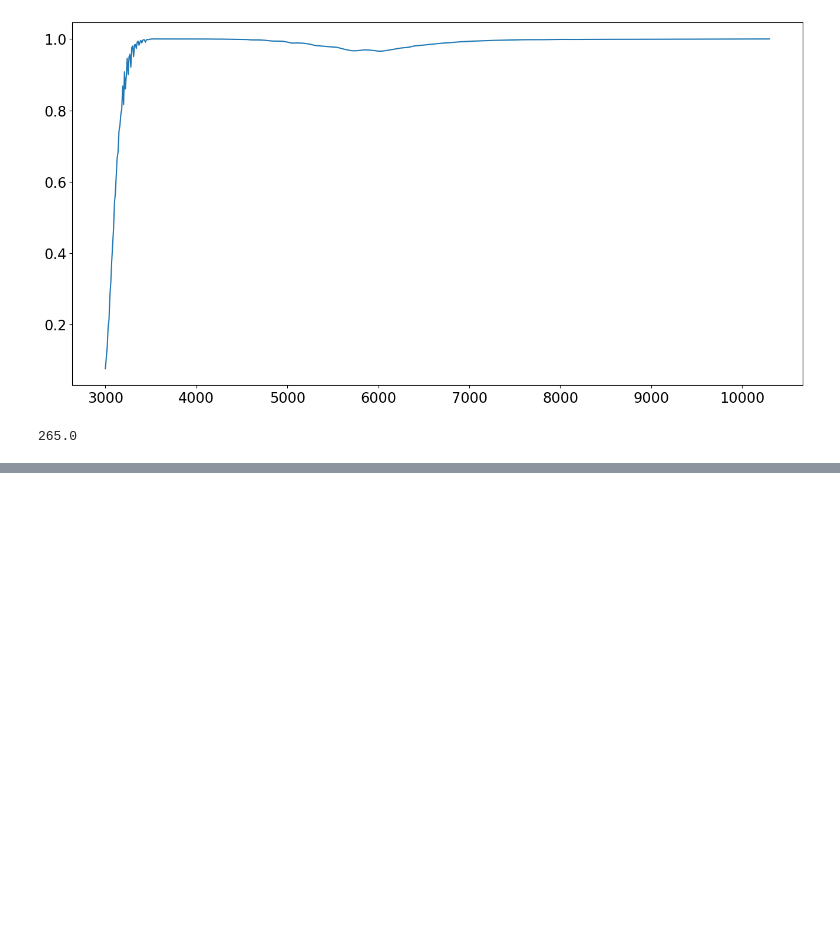
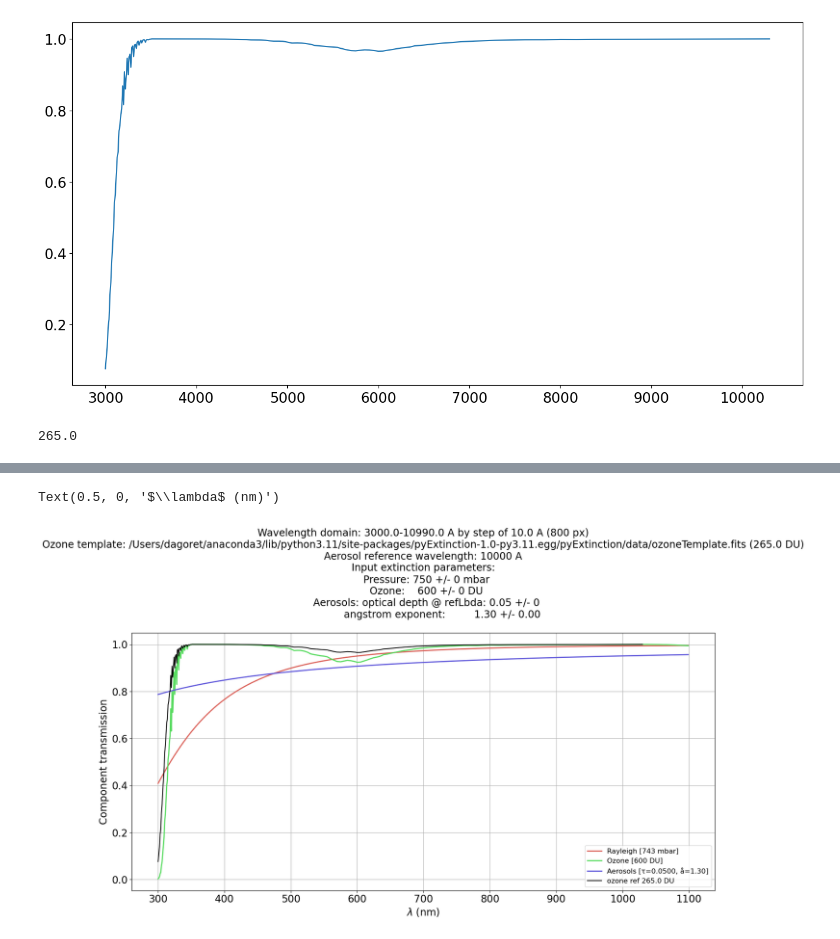
Before and after one commit to sylvielsstfr/AtmEmulator, a Jupyter notebook: SimpleEmulator/TestAtmosphericExtinction.ipynb, the cells around one changed output, grey strips where cells are left out. Cells and saved outputs as stored; diff of their text form; code cells hidden in the pictures; blank space fills up the shorter version.

```diff
--- a/SimpleEmulator/TestAtmosphericExtinction.ipynb
+++ b/SimpleEmulator/TestAtmosphericExtinction.ipynb
@@ -80,0 +116,26 @@ refO3col
+# %%
+rayleigh_extinction = components_extinctions[0,:]
+ozone_extinction = components_extinctions[1,:]
+aerosol_extinction = components_extinctions[2,:]
+rayleigh_opticalindex = EXT2OPT * rayleigh_extinction
+ozone_opticalindex = EXT2OPT * ozone_extinction
+aerosol_opticalindex = EXT2OPT * aerosol_extinction
+all_optical_indexes = [rayleigh_opticalindex,ozone_opticalindex ,aerosol_opticalindex]
+# %%
+fig = plt.figure(figsize=(18,8))
+ax=fig.add_subplot()
+
+for idx in range(ncomp):
+    ax.plot(WL,np.exp(-all_optical_indexes[idx]),color=hls_colors[idx],label=all_labels[idx],lw=2)
+
+ax.grid()
+
+
+ax.plot(xozref/10,yozref,color="k",label=labeloz_ref)
+ax.legend()
+ax.set_title(model.__str__())
+ax.set_ylabel("Component transmission")
+ax.set_xlabel("$\\lambda$ (nm)")
+# %% [output]
+Text(0.5, 0, '$\\lambda$ (nm)')
+[figure, added]
```
Also changed, not shown: parts of 13 cells of this notebook, 4 other files.
